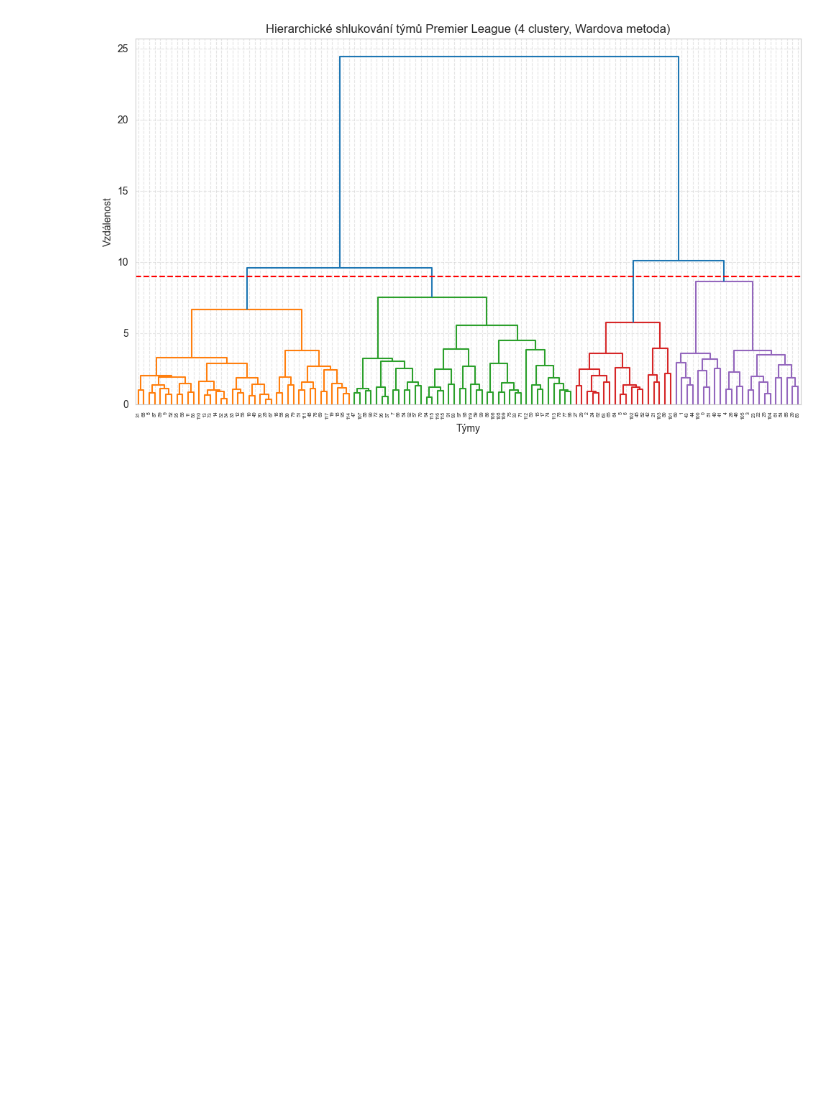
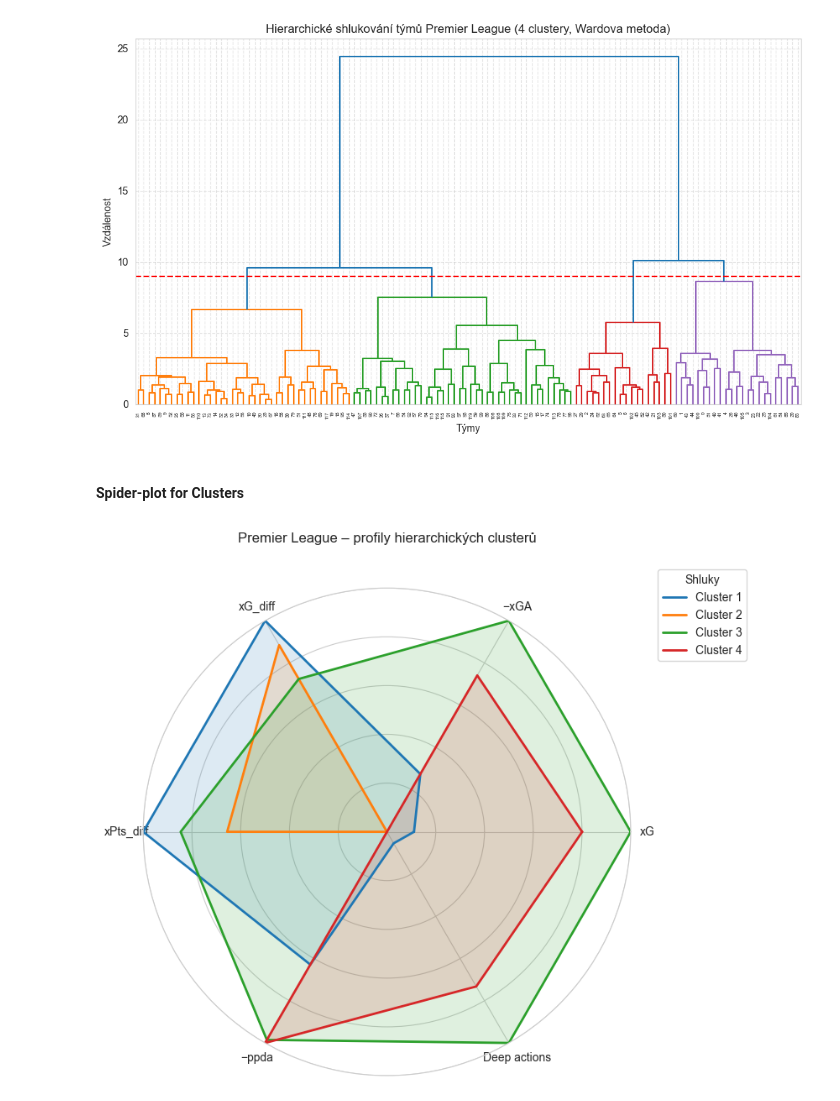
Before and after one commit to xcervenkam/DP, a Jupyter notebook: xG/xG_EDA.ipynb, the cells around one changed output. Saved outputs shown, nothing was run; the diff lists cells and outputs as text; code cells hidden in the pictures; blank space fills up the shorter version.

Commit message:
spider-plot added

```diff
--- a/xG/xG_EDA.ipynb
+++ b/xG/xG_EDA.ipynb
@@ -827,3 +827,75 @@ plt.tight_layout()
 plt.show()
 # %% [output]
 [figure]
+# %% [markdown]
+#### Spider-plot for Clusters
+# %%
+def plot_cluster_radar(summary_df, metrics=('xG','xGA','xG_diff','xpts_diff','ppda_coef','deep'),
+                       title='Profil clusterů (radar)'):
+    """
+    summary_df: tabulka s průměry metrik po clusterech (index = cluster id),
+                např. cluster_summary_hier nebo summary_kmeans
+    metrics: které metriky promítnout do radaru (pořadí os)
+    """
+    # 1) připrav data (kopie)
+    S = summary_df.loc[:, metrics].copy()
+
+    # 2) sjednoť směr: všude 'vyšší = lepší'
+    # - xGA (méně oček. gólů proti je lepší) → invertujeme
+    # - ppda_coef (nižší = intenzivnější pressing) → invertujeme
+    if 'xGA' in S.columns:
+        S['xGA'] = -S['xGA']
+    if 'ppda_coef' in S.columns:
+        S['ppda_coef'] = -S['ppda_coef']
+
+    # 3) min–max normalizace po sloupcích na [0,1]
+    S_norm = (S - S.min()) / (S.max() - S.min() + 1e-9)
+
+    # 4) nastavení radaru
+    labels = list(S_norm.columns)
+    n_vars = len(labels)
+    angles = np.linspace(0, 2*np.pi, n_vars, endpoint=False).tolist()
+    angles += angles[:1]  # uzavření polygonu
+
+    # 5) vykreslení
+    fig, ax = plt.subplots(figsize=(8,8), subplot_kw=dict(polar=True))
+    cmap = plt.get_cmap('tab10')
+
+    for i, (cluster_id, row) in enumerate(S_norm.iterrows()):
+        values = row.values.tolist()
+        values += values[:1]  # uzavření
+        ax.plot(angles, values, linewidth=2, label=f'Cluster {cluster_id}', color=cmap(i))
+        ax.fill(angles, values, alpha=0.15, color=cmap(i))
+
+    # osy a popisky
+    ax.set_xticks(angles[:-1])
+    # hezčí názvy os (přidám šipku pro invertované metriky)
+    pretty = []
+    for m in labels:
+        if m == 'xGA':
+            pretty.append('−xGA')
+        elif m == 'ppda_coef':
+            pretty.append('−ppda')
+        elif m == 'xG_diff':
+            pretty.append('xG_diff')
+        elif m == 'xpts_diff':
+            pretty.append('xPts_diff')
+        elif m == 'deep':
+            pretty.append('Deep actions')
+        else:
+            pretty.append(m)
+    ax.set_xticklabels(pretty)
+    ax.set_yticklabels([])  # kružnice bez čísel
+    ax.set_ylim(0, 1)
+
+    ax.set_title(title, y=1.08)
+    ax.legend(loc='upper right', bbox_to_anchor=(1.25, 1.05), title='Shluky')
+    plt.tight_layout()
+    plt.show()
+
+# --- Použití pro HIERARCHICKÉ clustery ---
+plot_cluster_radar(cluster_summary_hier,
+                   metrics=('xG','xGA','xG_diff','xpts_diff','ppda_coef','deep'),
+                   title='Premier League – profily hierarchických clusterů')
+# %% [output]
+[figure, added]
```
Also changed, not shown: parts of 1 cell of this notebook.
